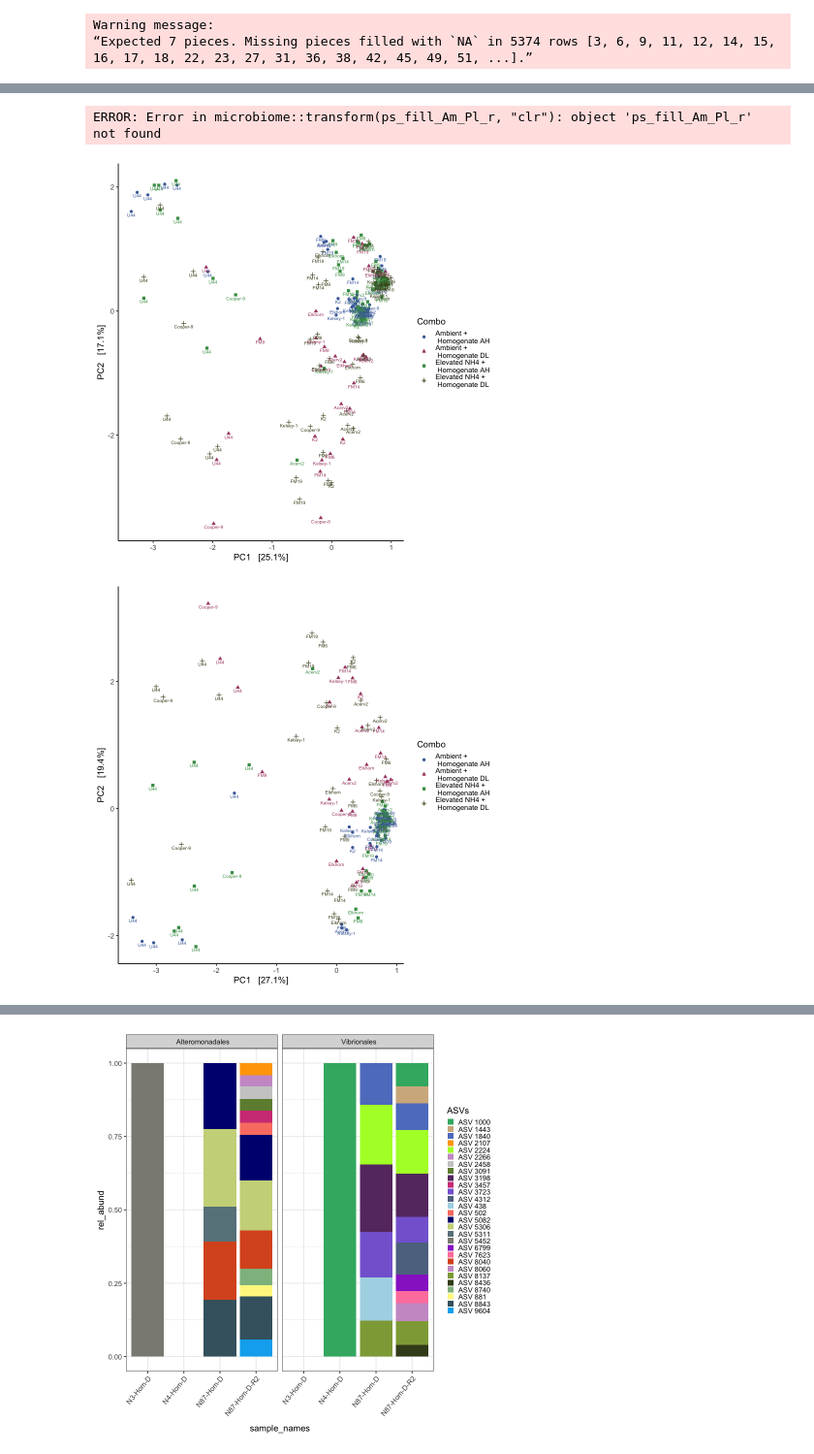
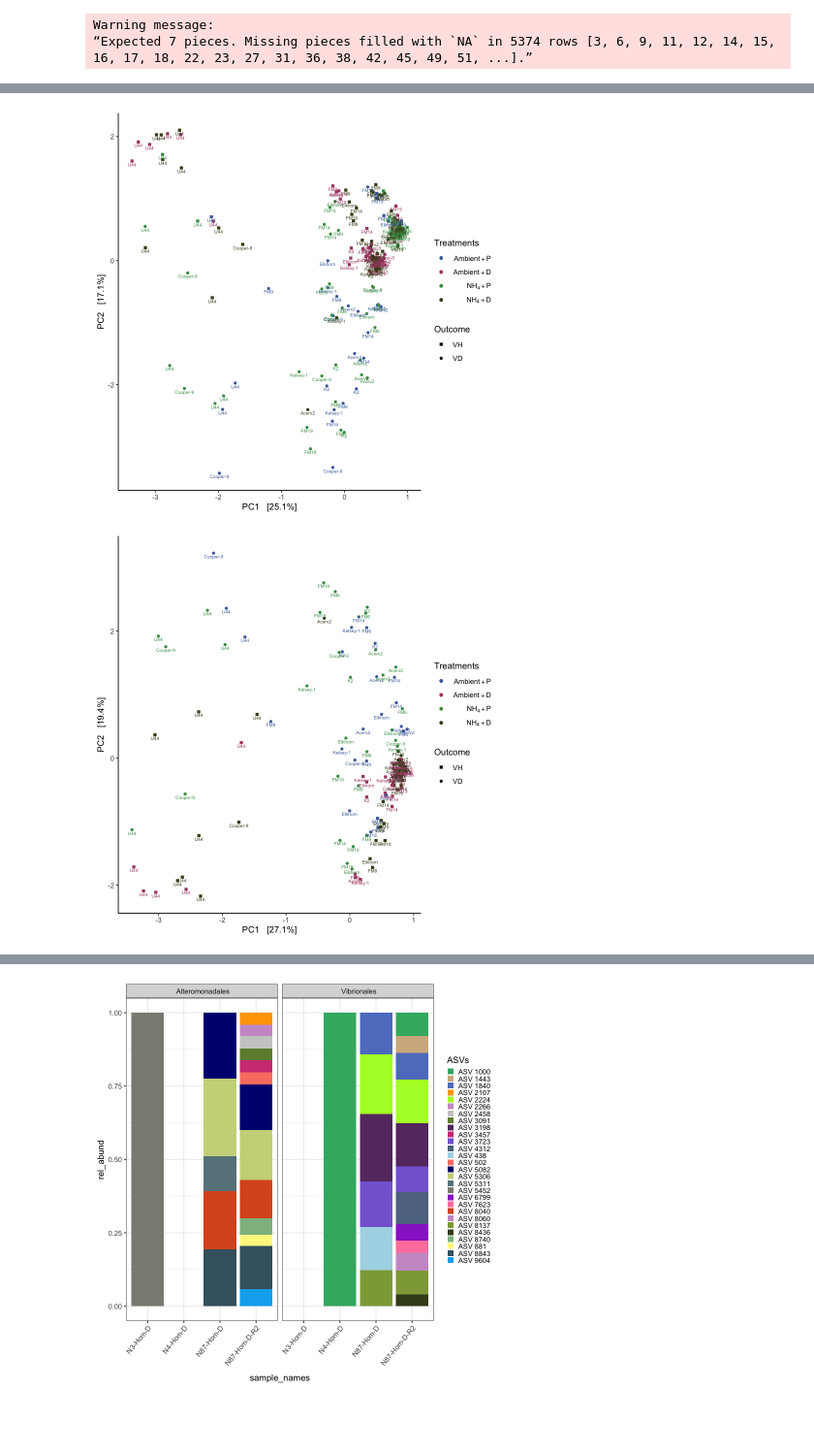
Before and after one commit to srosales712/RESISTADA_Microbiome, a Jupyter notebook: Notebooks/Resistada_beta-diversity-Figs.ipynb, the cells around one changed output, grey strips where cells are left out. Shown: that part at 97% size. Drawn from its saved outputs; the diff is of its cells as text; code cells hidden in the pictures; blank space fills up the shorter version.

```diff
--- a/Notebooks/Resistada_beta-diversity-Figs.ipynb
+++ b/Notebooks/Resistada_beta-diversity-Figs.ipynb
@@ -78,6 +77,10 @@ dups = c("N169_256_R2", "N157_265_R2", "N165_296_R2", "N161_A067_R2", "N185_A088
 ps = subset_samples(ps_pre, !ID %in% dups & Genotype!=c("U41"))
                                                     #,"U44"))
 ps
+
+
+ps=subset_taxa(ps, Phylum!="NA")
+ps
 # %% [output]
 phyloseq-class experiment-level object
 otu_table()   OTU Table:         [ 9492 taxa and 257 samples ]
@@ -268,51 +285,64 @@ ps_clr.ord_fill_pair <- ordinate(ps_clr_fill_pair, "RDA", "euclidean")
 #ps_clr_Am_Pl_c  <- microbiome::transform(ps_fill_Am_Pl_c, 'clr')
 #ps_clr.ord_Am_Pl_c  <- ordinate(ps_clr_Am_Pl_c, "RDA", "euclidean")
 
-ps_clr_Am_Pl_r  <- microbiome::transform(ps_fill_Am_Pl_r, 'clr')
-ps_clr.ord_Am_Pl_r  <- ordinate(ps_clr_Am_Pl_r, "RDA", "euclidean")
+#ps_clr_Am_Pl_r  <- microbiome::transform(ps_fill_Am_Pl_r, 'clr')
+#ps_clr.ord_Am_Pl_r  <- ordinate(ps_clr_Am_Pl_r, "RDA", "euclidean")
 
 
-ps_clr_Pl_c  <- microbiome::transform(ps_placebo_fill, 'clr')
-ps_clr.ord_Pl_c  <- ordinate(ps_placebo_fill, "RDA", "euclidean")
+#ps_clr_Pl_c  <- microbiome::transform(ps_placebo_fill, 'clr')
+#ps_clr.ord_Pl_c  <- ordinate(ps_placebo_fill, "RDA", "euclidean")
 
 
-ps_clr_Pa_c  <- microbiome::transform(ps_pathogen_fill, 'clr')
-ps_clr.ord_Pa_c  <- ordinate(ps_pathogen_fill, "RDA", "euclidean")
+#ps_clr_Pa_c  <- microbiome::transform(ps_pathogen_fill, 'clr')
+#ps_clr.ord_Pa_c  <- ordinate(ps_pathogen_fill, "RDA", "euclidean")
-# %% [output]
-ERROR: Error in microbiome::transform(ps_fill_Am_Pl_r, "clr"): object 'ps_fill_Am_Pl_r' not found
 # %%
+
+
+lab1 <- c(expression(Ambient+P),
+          expression(Ambient+D),
+          expression(NH[4]+P),
+          expression(NH[4]+D))
+
+
+lab2 <- c(expression(VH),
+          expression(VD))
+
+
+
 plot_ordination(ps_clr_clip, psr_clr.ord_clip,
                                color="Combo",
-                              shape="Combo",
+                              shape="Health",
                                label="Genotype",
                             axes = c(1,2)) +
-scale_color_manual(values = c("#4A6CAA", "#AA4A74", "#469B53" ,"#454B1B", "#AA4A74")) +
+scale_color_manual("Treatments", values = c("#4A6CAA", "#AA4A74", "#469B53" ,"#454B1B", "#AA4A74"), labels= lab1) +
+scale_shape_manual("Outcome", values = c(15, 16), labels= lab2) +
 
 theme_classic()
 
 #ggsave("/Users/stephanie.rosales/Documents/omics_projects/Resitada/figures/Combo_PCA.png",
  #    width = 7, height = 7, units = "in")
 
 
 
 plot_ordination(ps_clr_fill_pair, ps_clr.ord_fill_pair,
                                color="Combo",
-                              shape="Combo",
+                              shape="Health",
                                label="Genotype",
                             axes = c(1,2)) +
-scale_color_manual(values = c("#4A6CAA", "#AA4A74", "#469B53" ,"#454B1B", "#AA4A74")) +
+scale_color_manual("Treatments", values = c("#4A6CAA", "#AA4A74", "#469B53" ,"#454B1B", "#AA4A74"), labels= lab1) +
+scale_shape_manual("Outcome", values = c(15, 16), labels= lab2) +
 
 theme_classic()
 
 
 plot_ordination(ps_clr_fill_pair, ps_clr.ord_fill_pair,
                                 color="Combo",
                               shape="Health",
                                label="Genotype",
                             axes = c(3,5)) +
-scale_color_manual(values = c("lightblue", "#00688B", "salmon", "#bc6767")) +
-
+scale_color_manual("Treatments", values = c("#4A6CAA", "#AA4A74", "#469B53" ,"#454B1B", "#AA4A74"), labels= lab1) +
+scale_shape_manual("Outcome", values = c(15, 16), labels= lab2) +
 theme_classic()
 # %% [output]
-[figure, old version]
+[figure, new version]
-[figure, old version]
+[figure, new version]
```
Also changed, not shown: parts of 37 cells of this notebook, 7 other files.
